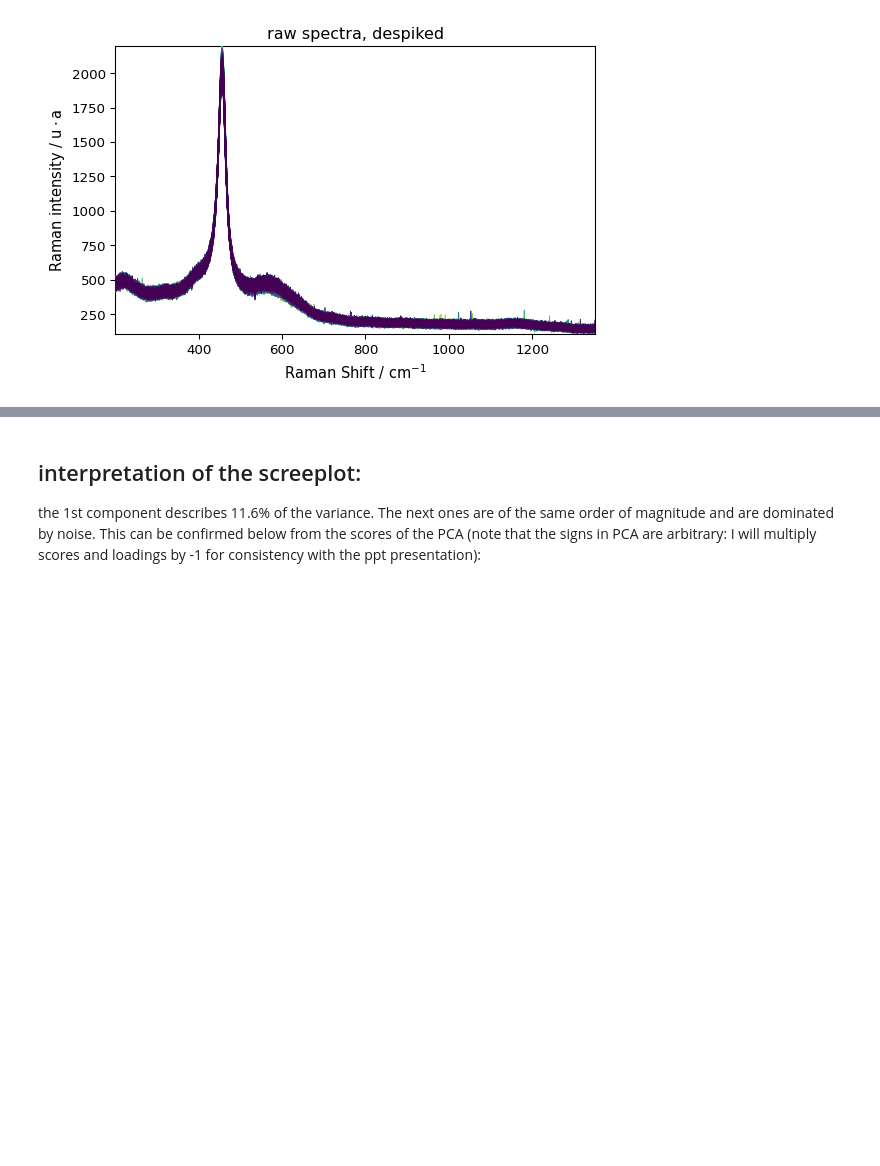
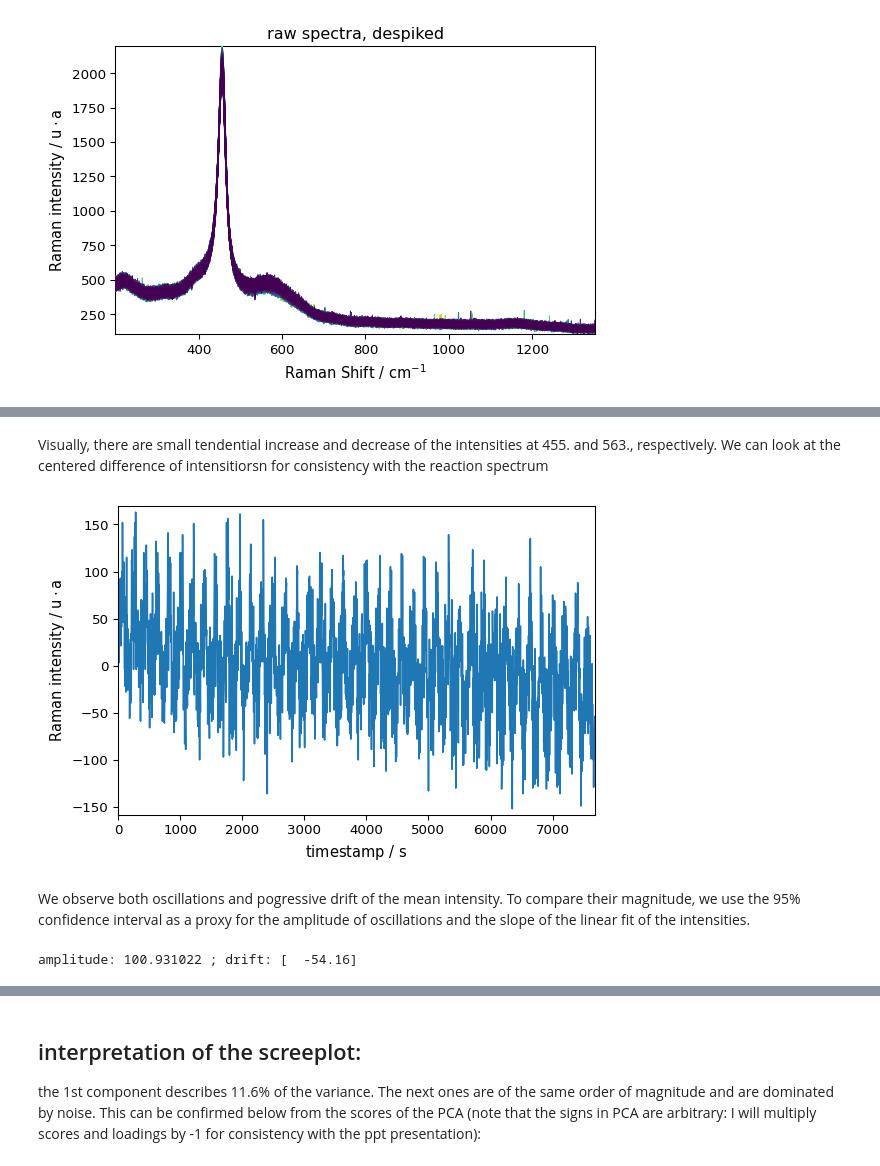
Before and after one commit to atravert/psd_raman_hoyer, a Jupyter notebook: notebook_raman_hoyer.ipynb, the cells around one changed output, grey strips where cells are left out. Drawn from its saved outputs; the diff is of its cells as text; code cells hidden in the pictures; blank space fills up the shorter version.

```diff
--- a/notebook_raman_hoyer.ipynb
+++ b/notebook_raman_hoyer.ipynb
@@ -59,0 +75,20 @@ scp.show()
+# %% [markdown]
+Visually, there are small tendential increase and decrease of the intensities at 455. and 563., respectively. We can look at the centered difference of intensitiorsn for consistency with the reaction spectrum
+# %%
+delta_I = D_2[:, 563.] - D_2[:, 455.]
+delta_Ic = delta_I - scp.mean(delta_I)
+_ = delta_Ic.plot()
+# %% [output]
+[figure, added]
+# %% [markdown]
+We observe both oscillations and pogressive drift of the mean intensity. To compare their magnitude, we use the 95% confidence interval as a proxy for the amplitude of oscillations and the slope of the linear fit of the intensities.
+# %%
+# Compare the amplitude of oscillations and drift.
+
+ampl = 2 * scp.std(delta_Ic)
+slope =  np.polyfit(delta_I.y.data, delta_I.data, 1)[0]
+drift = slope * delta_I.y[-1].data[0]
+
+print(f"amplitude: {ampl.magnitude:2f} ; drift: {drift}")
+# %% [output]
+amplitude: 100.931022 ; drift: [  -54.16]
```
Also changed, not shown: parts of 18 cells of this notebook, 33 other files.
